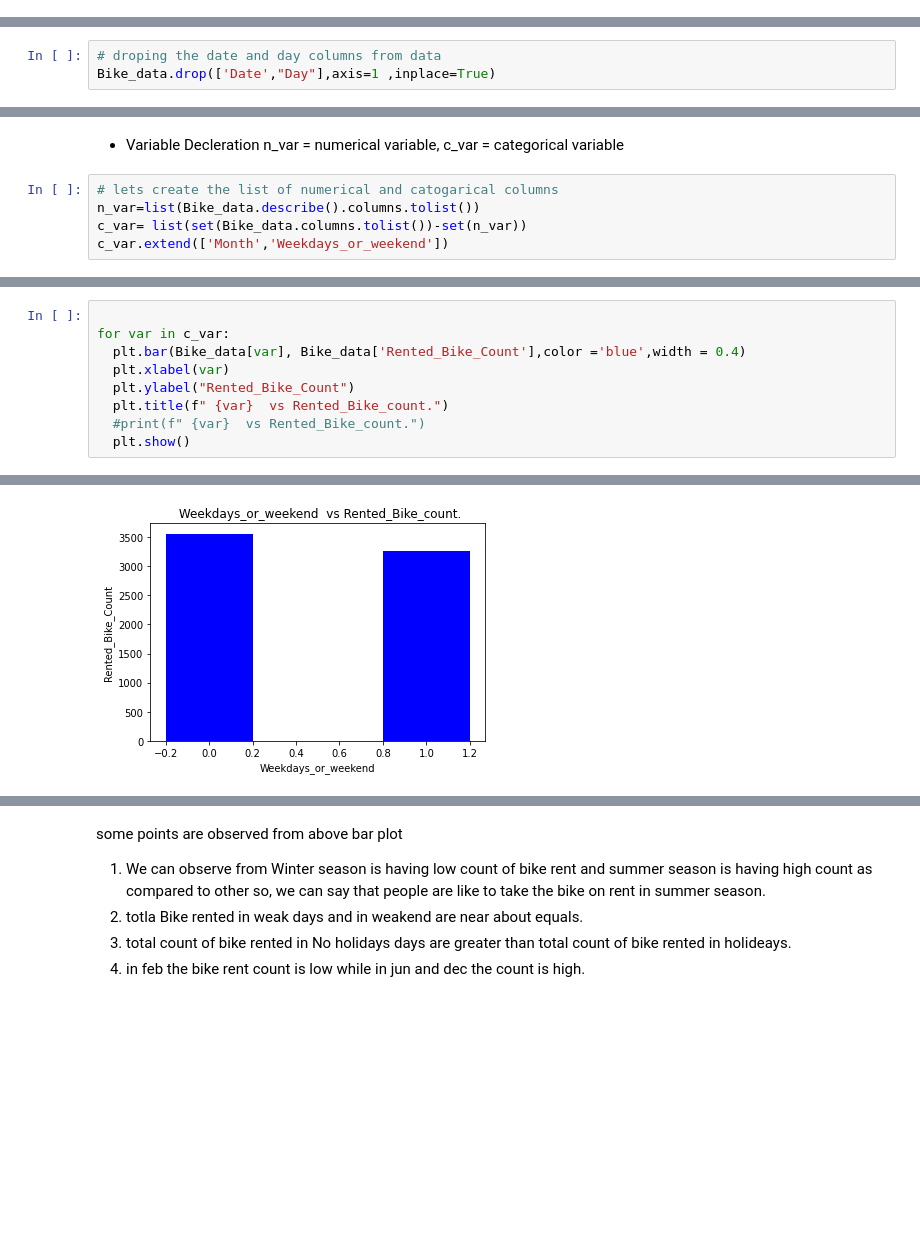
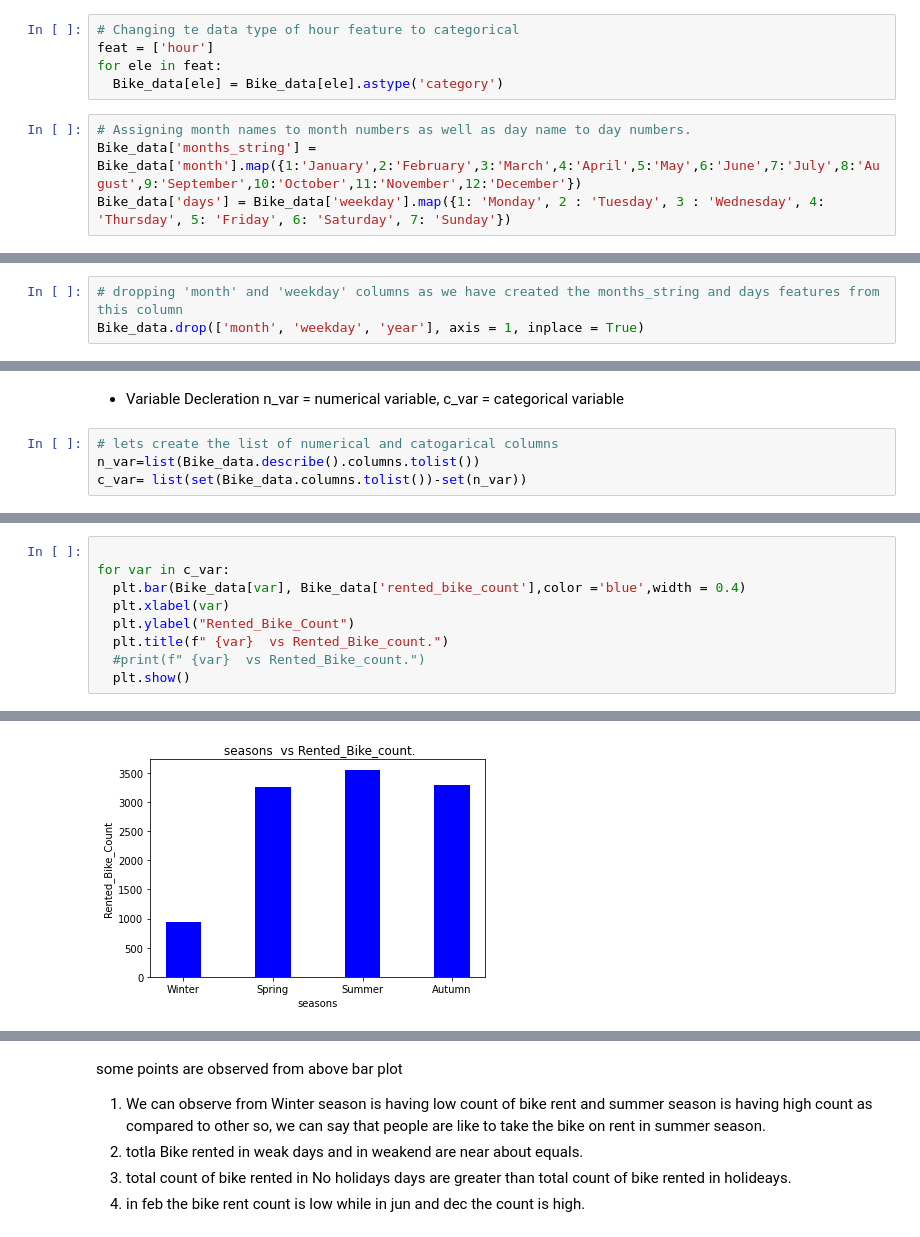
Before and after one commit to SujitbMusale/Supervised-ML-Regression--Seoul-Bike-Sharing-Demand-Prediction, a Jupyter notebook: Copy_of_Bike_Sharing_Demand_Prediction_Capstone_Project.ipynb, the cells around one changed output, grey strips where cells are left out. Drawn from its saved outputs; the diff is of its cells as text; blank space fills up the shorter version.

```diff
--- a/Copy_of_Bike_Sharing_Demand_Prediction_Capstone_Project.ipynb
+++ b/Copy_of_Bike_Sharing_Demand_Prediction_Capstone_Project.ipynb
@@ -166,0 +199,9 @@ Bike_data['Weekdays_or_weekend']= Bike_data['Day'].apply(lambda x: 1 if x=='Satu
+# %%
+# Changing te data type of hour feature to categorical
+feat = ['hour']
+for ele in feat:
+  Bike_data[ele] = Bike_data[ele].astype('category')
+# %%
+# Assigning month names to month numbers as well as day name to day numbers.
+Bike_data['months_string'] = Bike_data['month'].map({1:'January',2:'February',3:'March',4:'April',5:'May',6:'June',7:'July',8:'August',9:'September',10:'October',11:'November',12:'December'})
+Bike_data['days'] = Bike_data['weekday'].map({1: 'Monday', 2 : 'Tuesday', 3 : 'Wednesday', 4: 'Thursday', 5: 'Friday', 6: 'Saturday', 7: 'Sunday'})
@@ -167,6 +218,6 @@ Bike_data['Weekdays_or_weekend']= Bike_data['Day'].apply(lambda x: 1 if x=='Satu
 # %%
-# droping the date and day columns from data
-Bike_data.drop(['Date',"Day"],axis=1 ,inplace=True)
+# dropping 'month' and 'weekday' columns as we have created the months_string and days features from this column
+Bike_data.drop(['month', 'weekday', 'year'], axis = 1, inplace = True)
 # %% [markdown]
 #EDA
 # %% [markdown]
@@ -177,4 +228,3 @@ Bike_data.drop(['Date',"Day"],axis=1 ,inplace=True)
 # lets create the list of numerical and catogarical columns
 n_var=list(Bike_data.describe().columns.tolist())
 c_var= list(set(Bike_data.columns.tolist())-set(n_var))
-c_var.extend(['Month','Weekdays_or_weekend'])
@@ -181,7 +238,7 @@ c_var.extend(['Month','Weekdays_or_weekend'])
 # %%
 
 for var in c_var:
-  plt.bar(Bike_data[var], Bike_data['Rented_Bike_Count'],color ='blue',width = 0.4)
+  plt.bar(Bike_data[var], Bike_data['rented_bike_count'],color ='blue',width = 0.4)
   plt.xlabel(var)
   plt.ylabel("Rented_Bike_Count")
   plt.title(f" {var}  vs Rented_Bike_count.")
@@ -195 +252 @@ for var in c_var:
-[figure, old version]
+[figure, new version]
```
Also changed, not shown: parts of 82 cells of this notebook.
